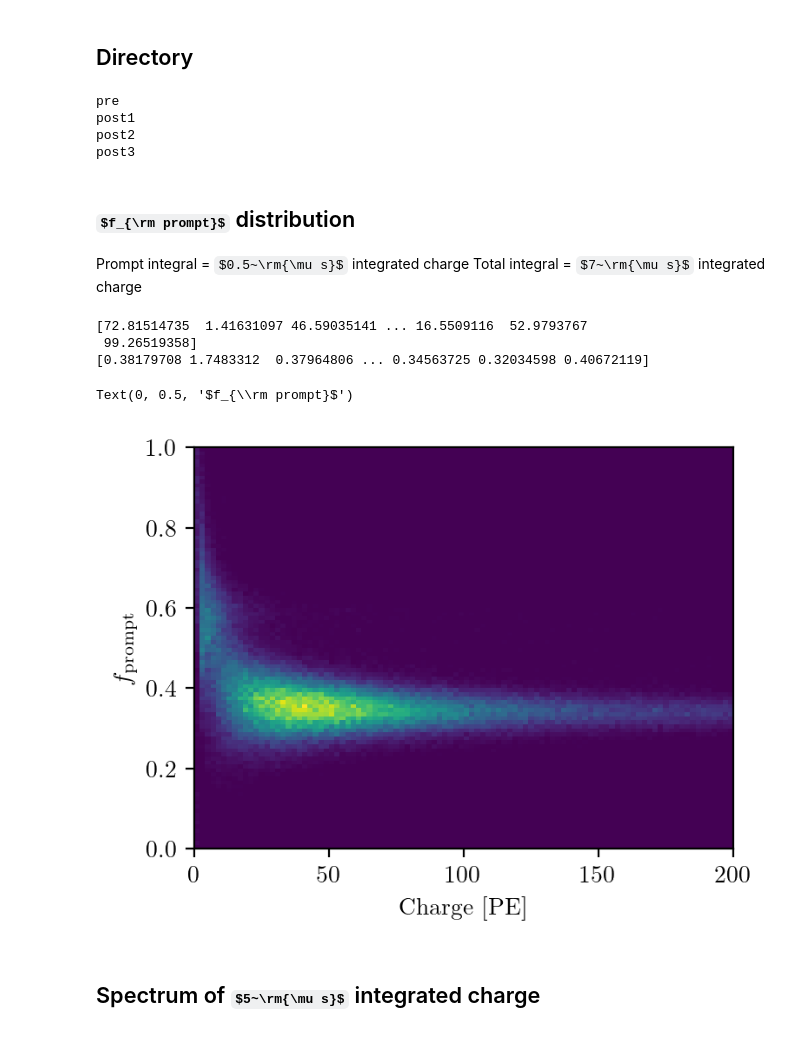
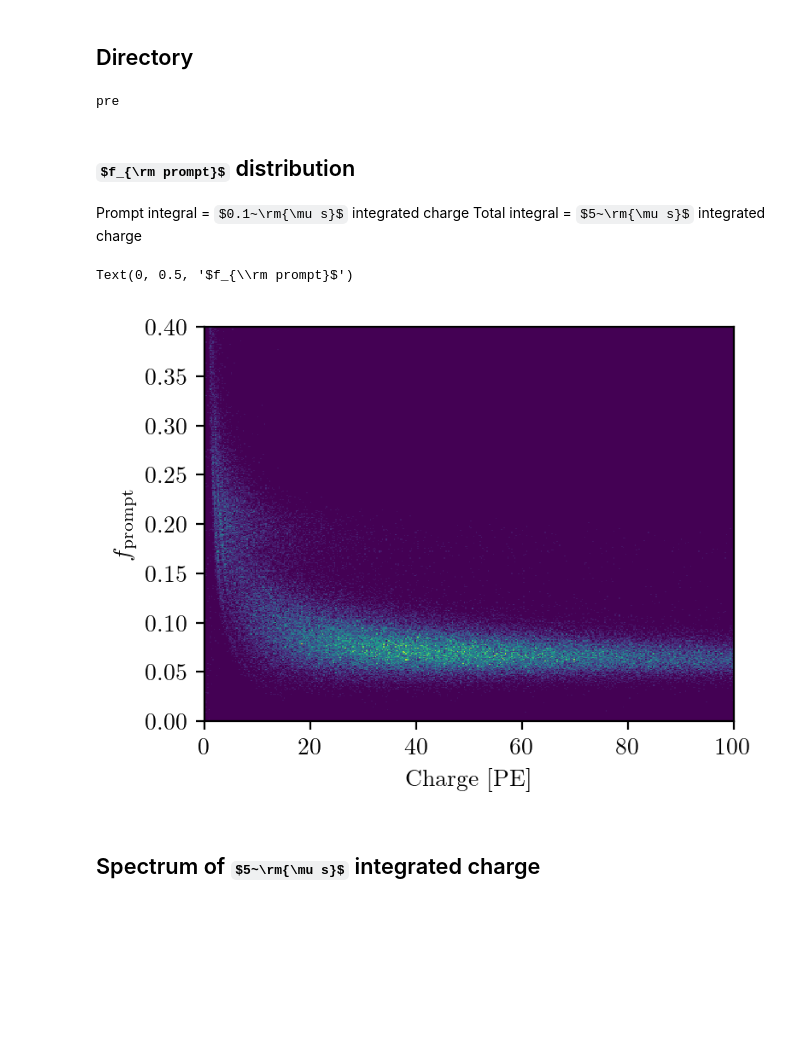
Before and after one commit to darkside-princeton/sipm-analysis, a Jupyter notebook: jupyter/scintillation-allan.ipynb, the cells around one changed output. Saved outputs shown, nothing was run; the diff lists cells and outputs as text; code cells hidden in the pictures; some formulas as TeX source; blank space fills up the shorter version.

```diff
--- a/jupyter/scintillation-allan.ipynb
+++ b/jupyter/scintillation-allan.ipynb
@@ -91,7 +102,7 @@ subdir1006 = ["2022-10-06/2022-10-06_volt:65_pos:top_light:scint_cond:prepurific
 dscrp1006 = ["pre","post1","post2","post3"]
 # %%
 ds1006 = []
-for i,subdir in enumerate(subdir1006):
+for i,subdir in enumerate(subdir1006[:1]):
     print(dscrp1006[i])
     path = "{}{}".format(dir1006, subdir)
     data = ds.Dataset(path, pol=-1, channels=range(4), spe=[517.9075724034741, 519.5815671469427, 524.1075333155493, 508.98003331053644])
@@ -99,33 +110,25 @@ for i,subdir in enumerate(subdir1006):
         data.ch[ch].read_data()
         data.ch[ch].baseline_subtraction()
         data.ch[ch].get_avgwf()
-        data.ch[ch].get_integral(prompt=0.5, long=5)
+        data.ch[ch].get_integral(prompt=0.1, long=5)
         data.ch[ch].clear()
     data.get_summed_integral_pe()
     data.get_fprompt()
     ds1006.append(data)
 # %% [output]
 pre
-post1
-post2
-post3
 # %% [markdown]
 ## $f_{\rm prompt}$ distribution
-Prompt integral = $0.5~\rm{\mu s}$ integrated charge
-Total integral = $7~\rm{\mu s}$ integrated charge
+Prompt integral = $0.1~\rm{\mu s}$ integrated charge
+Total integral = $5~\rm{\mu s}$ integrated charge
 # %%
 plt.figure(0)
 dset = ds1006[0]
-plt.hist2d(dset.summed_integral_pe, dset.fprompt, bins=[100,100], range=[[0,200],[0,1]])
-print(dset.summed_integral_pe)
-print(dset.fprompt)
+plt.hist2d(dset.summed_integral_pe, dset.fprompt, bins=[400,400], range=[[0,100],[0,0.4]])
 plt.xlabel('Charge [PE]')
 plt.ylabel(r'$f_{\rm prompt}$')
 # %% [output]
-[72.81514735  1.41631097 46.59035141 ... 16.5509116  52.9793767
- 99.26519358]
-[0.38179708 1.7483312  0.37964806 ... 0.34563725 0.32034598 0.40672119]
+Text(0, 0.5, '$f_{\\rm prompt}$')
-Text(0, 0.5, '$f_{\\rm prompt}$')
-[figure, old version]
+[figure, new version]
 # %% [markdown]
 ## Spectrum of $5~\rm{\mu s}$ integrated charge
```
Also changed, not shown: parts of 11 cells of this notebook, 1 other file.
